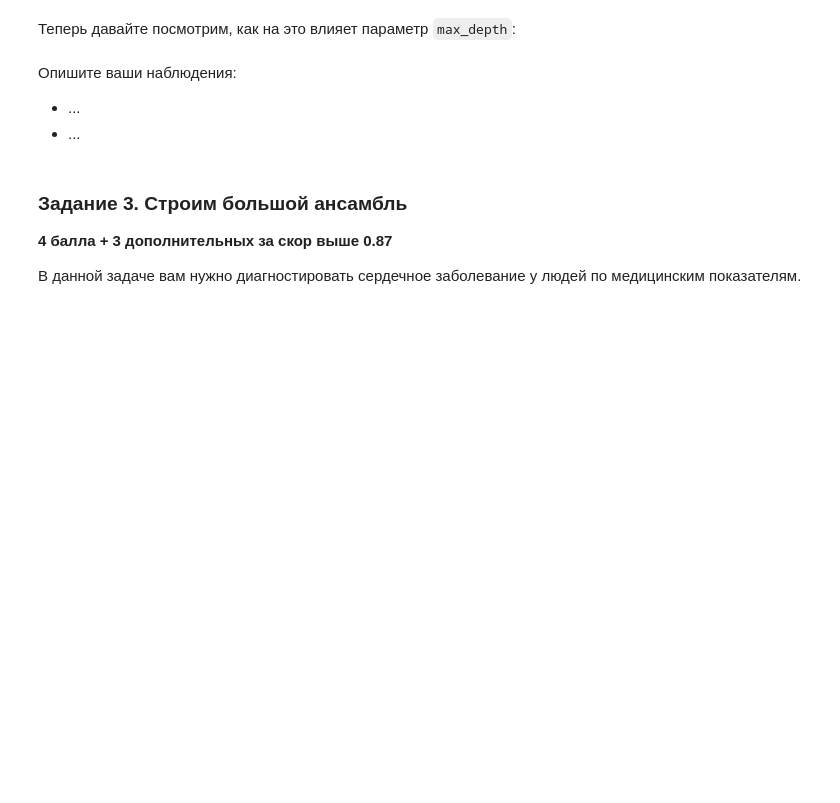
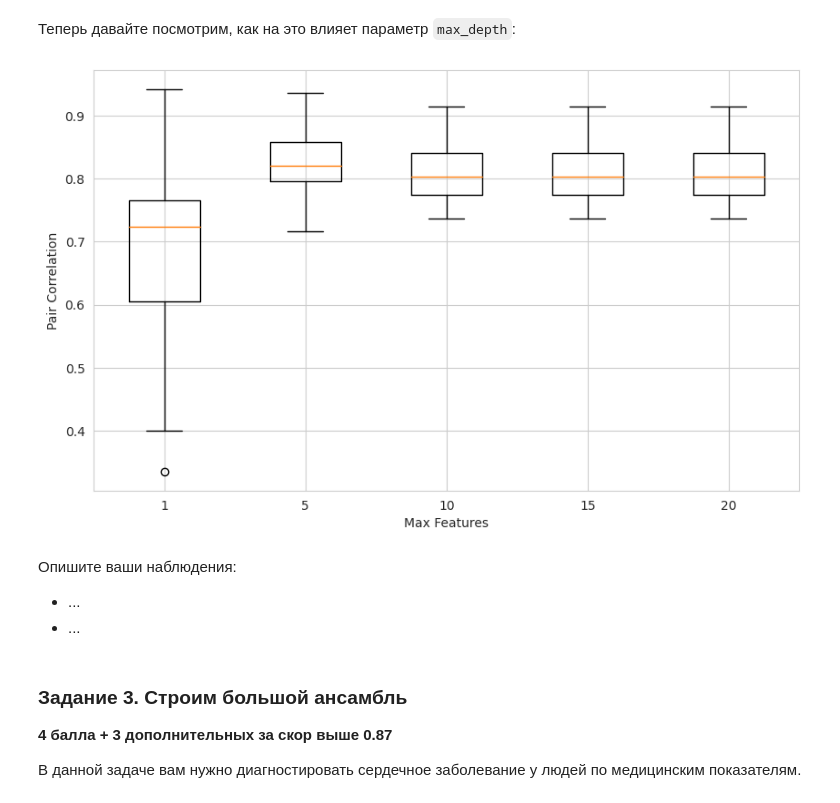
Before and after one commit to ailiskab-hub/ML_BI, a Jupyter notebook: HW5/Ensembles.ipynb, the cells around one changed output. Saved outputs shown, nothing was run; the diff lists cells and outputs as text; code cells hidden in the pictures; blank space fills up the shorter version.

```diff
--- a/HW5/Ensembles.ipynb
+++ b/HW5/Ensembles.ipynb
@@ -242,6 +304,26 @@ X_train, X_test, y_train, y_test = train_test_split(X, y, random_state=42)
 Теперь давайте посмотрим, как на это влияет параметр `max_depth`:
 # %%
 ## ENTER YOUR CODE HERE (/¯◡ ‿ ◡)/¯☆*##
+# %%
+max_depth = [1, 5, 10, 15, 20]
+
+
+pair_correlations = []
+for depth in max_depth:
+    clf = RandomForestClassifier(n_estimators=10, max_depth=depth, random_state=42)
+    clf.fit(X_train, y_train)
+
+    corr = base_model_pair_correlation(clf, X_test)
+    pair_correlations.append(corr)
+
+
+plt.figure(figsize=(10, 6))
+plt.boxplot(pair_correlations, labels=max_features_values)
+plt.xlabel('Max Features')
+plt.ylabel('Pair Correlation')
+plt.show()
+# %% [output]
+[figure, added]
 # %% [markdown]
 Опишите ваши наблюдения:
 
```
Also changed, not shown: parts of 5 cells of this notebook.
